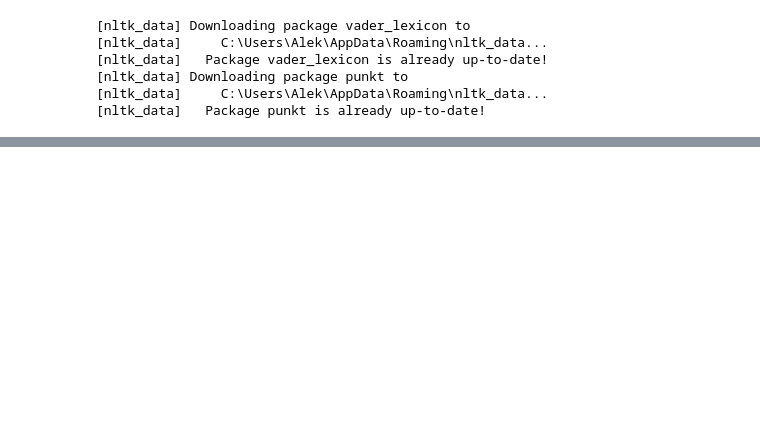
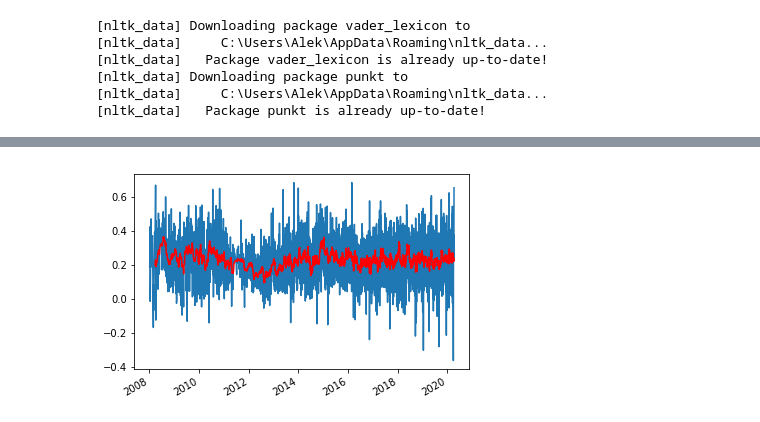
Before and after one commit to rsolter/BWRAO-Comment-Scraper, a Jupyter notebook: Sentiment Analysis.ipynb, the cells around one changed output, grey strips where cells are left out. Drawn from its saved outputs; the diff is of its cells as text; code cells hidden in the pictures; blank space fills up the shorter version.

```diff
--- a/Sentiment Analysis.ipynb
+++ b/Sentiment Analysis.ipynb
@@ -47,0 +131,4 @@ test
+# %%
+# Some of the most positive and negative articles:
+
+average_sent = average_sent[average_sent.Date > '2008-01-01'].sort_values(by='Av_Score')
@@ -47,0 +149,4 @@ test
+# %%
+average_sent = average_sent.sort_values(by='Av_Score',ascending=False)
+
+average_sent.head(10)
@@ -47,0 +165,14 @@ test
+# %%
+#Redone with only articles that have more than 10 comments
+average_sent_adj = average_sent[average_sent.Number_of_Comments > 10]
+# %%
+average_sent_adj = average_sent_adj.sort_values(by='Date')
+
+rolling_mean = average_sent_adj.Av_Score.rolling(window=20).mean()
+
+plt.plot(average_sent_adj.Date,average_sent_adj.Av_Score,label='Raw Score')
+plt.plot(average_sent_adj.Date,rolling_mean,label='Running Average',color='red')
+plt.gcf().autofmt_xdate()
+plt.show()
+# %% [output]
+[figure, added]
```
Also changed, not shown: parts of 13 cells of this notebook.
